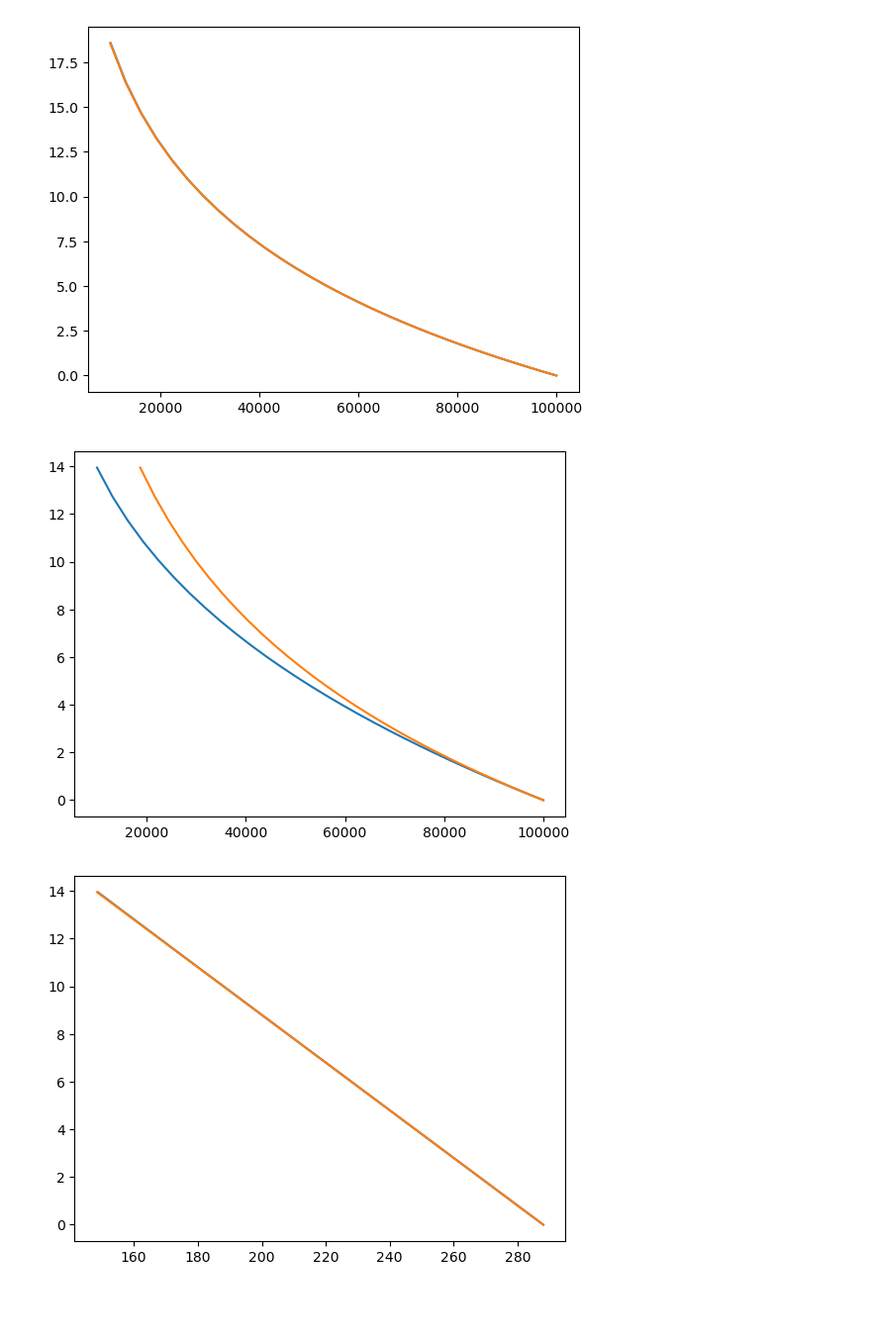
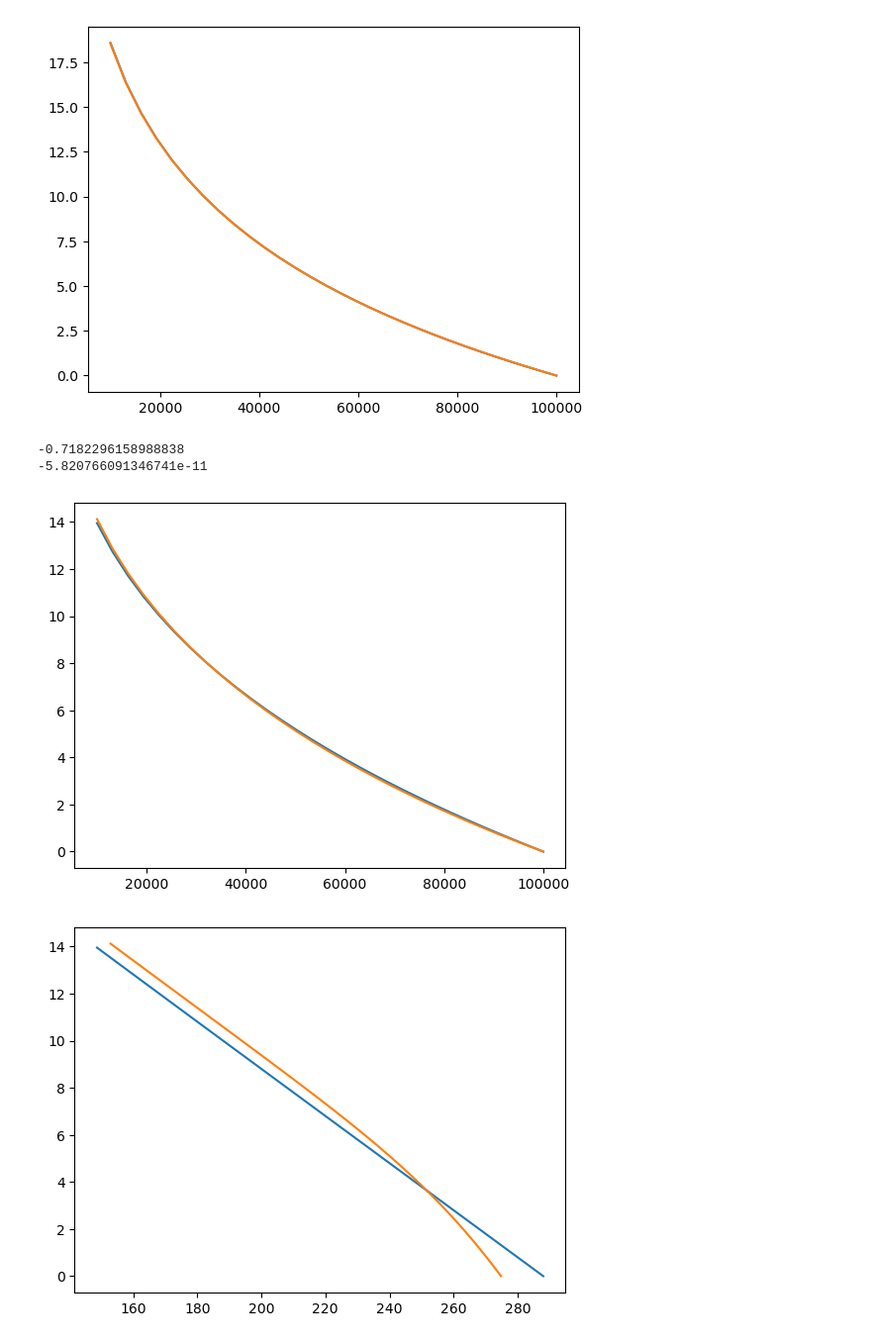
Before and after one commit to VayredaLluc/Random_code, a Jupyter notebook: simple_atmosphere.ipynb, the cells around one changed output. Shown at 99% size. Saved outputs shown, nothing was run; the diff lists cells and outputs as text; code cells hidden in the pictures; blank space fills up the shorter version.

```diff
--- a/simple_atmosphere.ipynb
+++ b/simple_atmosphere.ipynb
@@ -7,7 +8,10 @@ p_s = 100000 #Pa
 p_t = 10000 #Pa
 cp_air = 1000 #J kg-1 K-1
 g = 10 #m s-2
-Ra = 287 #J kg-1 K-1
+Ra = 287 #J kg-1 K-1 air
+Rv = 461 #J kg-1 K-1 water vapor
+Lv = 2.3E6 #J kg-1
+eps = Ra/Rv #dimensionless
 
 
 lapse_dry = -g/cp_air #K/m
@@ -45,17 +101,29 @@ plt.show()
 # %%
 n_lev = 30
 T_s = 288
 p = np.linspace(p_s,p_t,n_lev)
 lapse_p = lapse_pressure(lapse_dry)
 T = T_atm_p(288,p,lapse_p)
 z = height(p,T)
 
+T_s = T_surface(TE(T))
+
+T_moist = T_MA(T_s,p)
+z_moist = height(p,T_moist)
+
+TE_diff = TE(T_moist)-TE(T)
+DSE_diff = DSE(T_moist,z_moist)-DSE(T,z)
+print(water_mass(DSE_diff))
+print(TE_diff)
+
 plt.plot(p,z/1000)
-plt.plot(p_s*np.exp(-g*z/(Ra*290)),z/1000)
+plt.plot(p,z_moist/1000)
 plt.show()
 plt.plot(T,z/1000)
-plt.plot(T_s+lapse_dry*z,z/1000)
+plt.plot(T_moist,z_moist/1000)
 plt.show()
 # %% [output]
+-0.7182296158988838
+-5.820766091346741e-11
-[figure, old version]
+[figure, new version]
-[figure, old version]
+[figure, new version]
```
Also changed, not shown: parts of 3 cells of this notebook.
